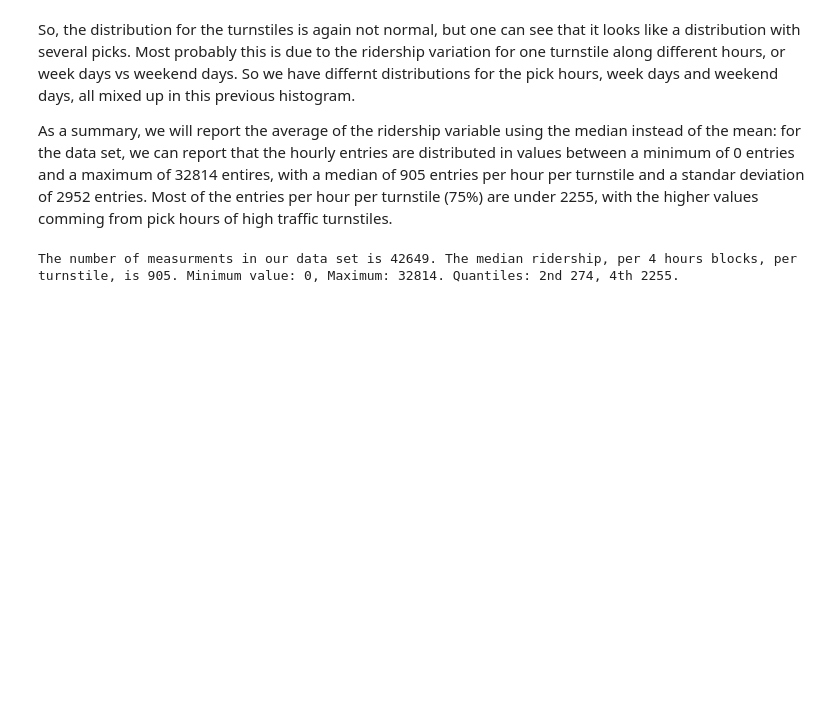
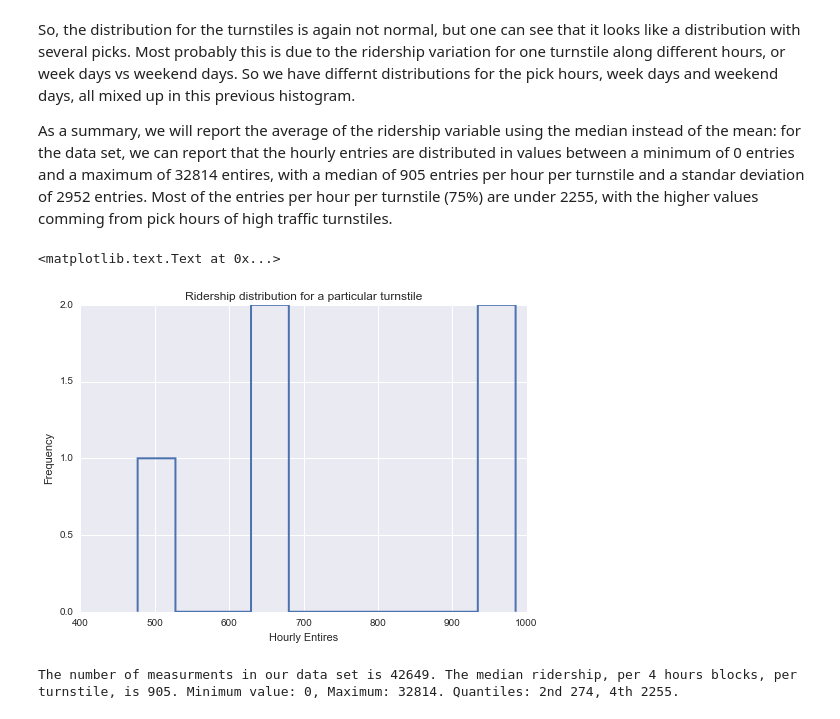
Before and after one commit to gornes/IntroToDS, a Jupyter notebook: Project1.ipynb, the cells around one changed output. Cells and saved outputs as stored; diff of their text form; code cells hidden in the pictures; blank space fills up the shorter version.

```diff
--- a/Project1.ipynb
+++ b/Project1.ipynb
@@ -104,6 +104,15 @@ plt.ylabel('Frequency')
 So, the distribution for the turnstiles is again not normal, but one can see that it looks like a distribution with several picks. Most probably this is due to the ridership variation for one turnstile along different hours, or week days vs weekend days. So we have differnt distributions for the pick hours, week days and weekend days, all mixed up in this previous histogram.
 
 As a summary, we will report the average of the ridership variable using the median instead of the mean: for the data set, we can report that the hourly entries are distributed in values between a minimum of 0 entries and a maximum of 32814 entires, with a median of 905 entries per hour per turnstile and a standar deviation of 2952 entries. Most of the entries per hour per turnstile (75%) are under 2255, with the higher values comming from pick hours of high traffic turnstiles.
+# %%
+freq,bins,ax = plt.hist(dataim.query('UNIT == "R003" and hour == 12 and day_week == 1').ENTRIESn_hourly.values,
+                        histtype='step', lw=2)
+plt.title('Ridership distribution for a particular turnstile')
+plt.xlabel('Hourly Entires')
+plt.ylabel('Frequency')
+# %% [output]
+<matplotlib.text.Text at 0x...>
+[figure, added]
 # %%
 a = dataim.ENTRIESn_hourly.describe()
 
```
Also changed, not shown: parts of 24 cells of this notebook, 36 other files.
